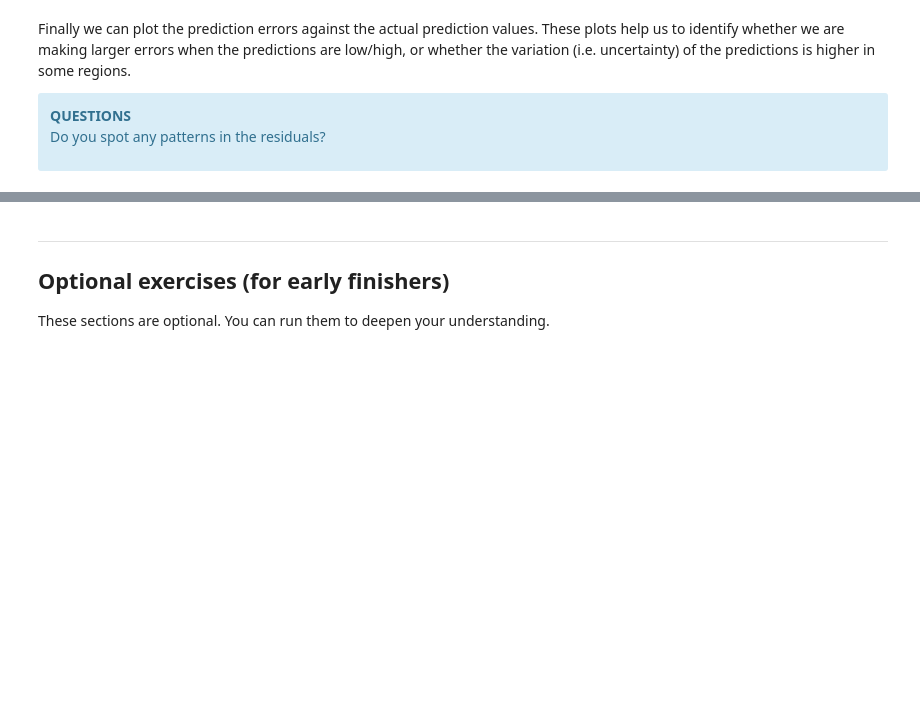
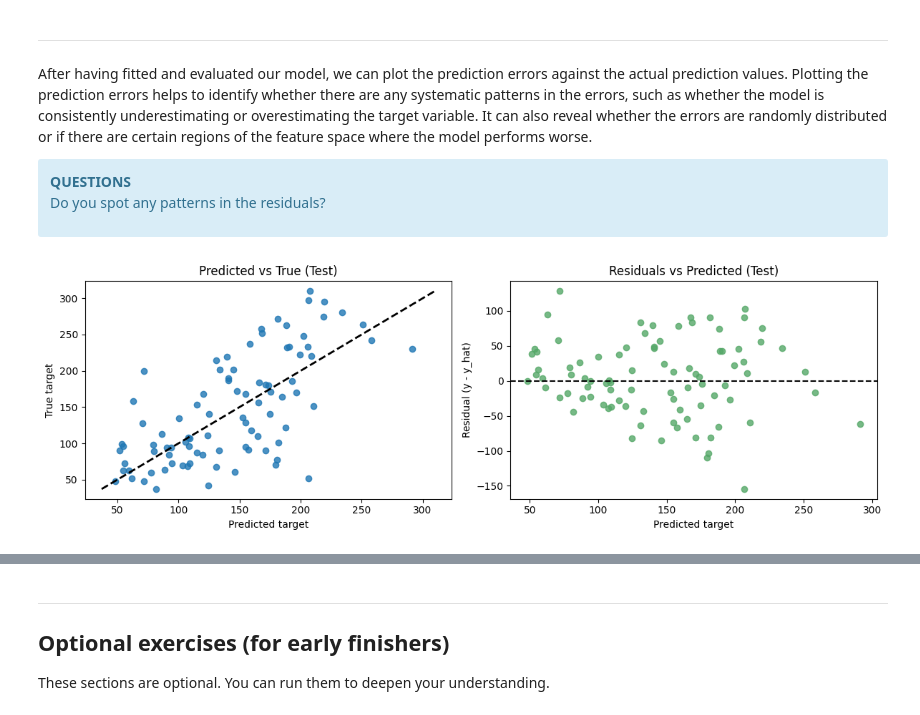
Before and after one commit to vib-training-conferences/machine-learning-and-deep-learning-fundamentals, a Jupyter notebook: exercises/regression.ipynb, the cells around one changed output, grey strips where cells are left out. Cells and saved outputs as stored; diff of their text form; code cells hidden in the pictures; blank space fills up the shorter version.

```diff
--- a/exercises/regression.ipynb
+++ b/exercises/regression.ipynb
@@ -162,6 +215,7 @@ results_baseline
 # %% [markdown]
+***
 
-Finally we can plot the prediction errors against the actual prediction values. These plots help us to identify whether we are making larger errors when the predictions are low/high, or whether the variation (i.e. uncertainty) of the predictions is higher in some regions.
+After having fitted and evaluated our model, we can plot the prediction errors against the actual prediction values. Plotting the prediction errors helps to identify whether there are any systematic patterns in the errors, such as whether the model is consistently underestimating or overestimating the target variable. It can also reveal whether the errors are randomly distributed or if there are certain regions of the feature space where the model performs worse.
 
 <div class="alert alert-block alert-info">
 <b>QUESTIONS</b>
@@ -171,24 +225,26 @@ Do you spot any patterns in the residuals?
 # %%
 # Visualize predictions vs. truth and residuals (Test set)
 fig, axes = plt.subplots(1, 2, figsize=(12, 4))
 
 # Predicted vs True
-axes[0].scatter(y_test, test_pred, color="#4C72B0", alpha=0.8)
+axes[0].scatter(test_pred, y_test, alpha=0.8)
 axes[0].plot([y_test.min(), y_test.max()], [y_test.min(), y_test.max()], 'k--', lw=2)
-axes[0].set_xlabel("True target")
-axes[0].set_ylabel("Predicted target")
+axes[0].set_xlabel("Predicted target")
+axes[0].set_ylabel("True target")
 axes[0].set_title("Predicted vs True (Test)")
 
 # Residuals
 residuals = y_test - test_pred
 axes[1].scatter(test_pred, residuals, color="#55A868", alpha=0.8)
 axes[1].axhline(0, color='k', linestyle='--')
 axes[1].set_xlabel("Predicted target")
 axes[1].set_ylabel("Residual (y - y_hat)")
 axes[1].set_title("Residuals vs Predicted (Test)")
 
 plt.tight_layout()
 plt.show()
+# %% [output]
+[figure, added]
 # %% [markdown]
 ## 3. Polynomial Regression
 
```
Also changed, not shown: parts of 29 cells of this notebook, 1 other file.
